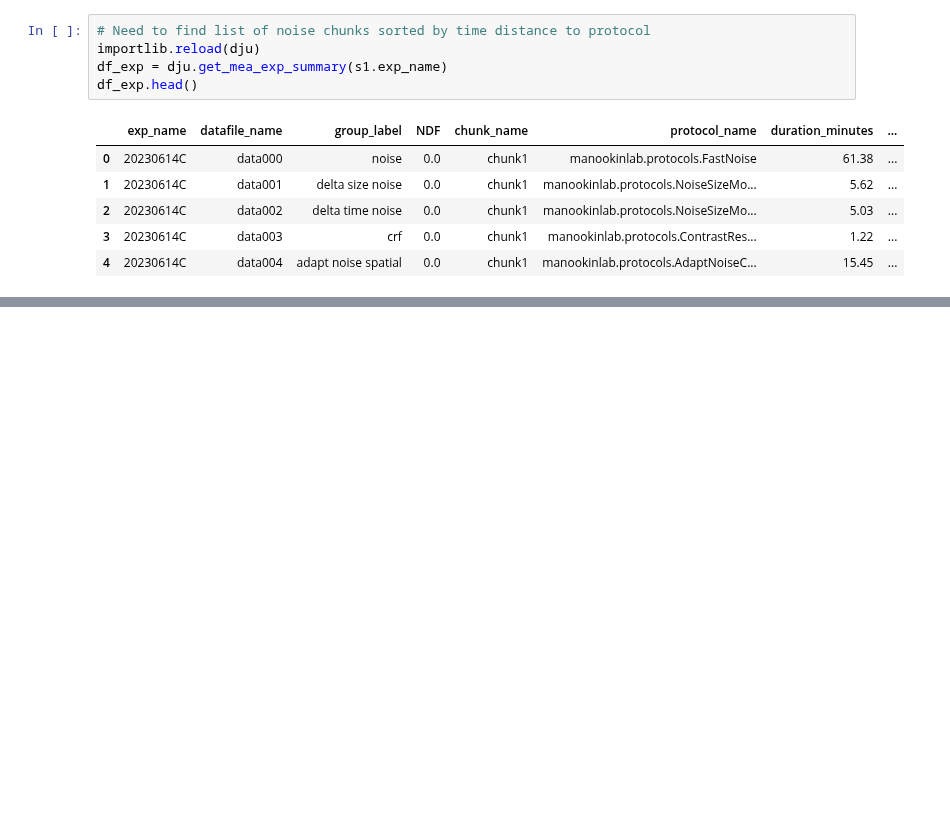
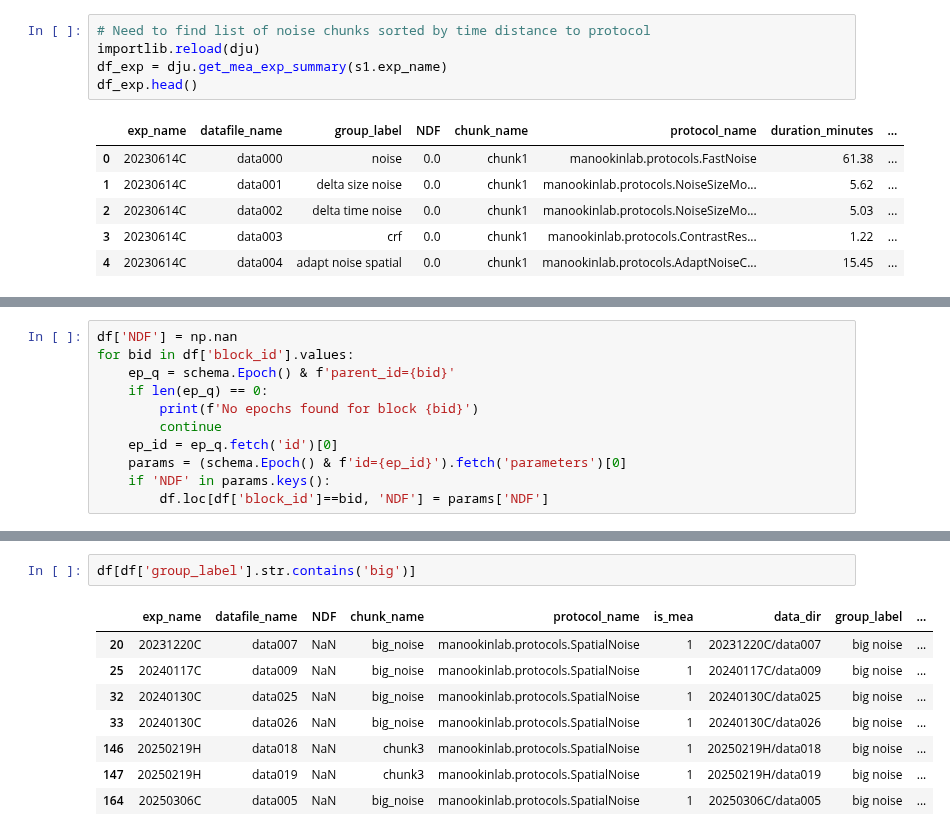
Before and after one commit to DRezeanu/retinanalysis, a Jupyter notebook: nbs/query_test.ipynb, the cells around one changed output, grey strips where cells are left out. Cells and saved outputs as stored; diff of their text form; blank space fills up the shorter version.

```diff
--- a/nbs/query_test.ipynb
+++ b/nbs/query_test.ipynb
@@ -81,0 +98,11 @@ Found 1 cell typing file(s) for chunk2
+# %%
+df['NDF'] = np.nan
+for bid in df['block_id'].values:
+    ep_q = schema.Epoch() & f'parent_id={bid}'
+    if len(ep_q) == 0:
+        print(f'No epochs found for block {bid}')
+        continue
+    ep_id = ep_q.fetch('id')[0]
+    params = (schema.Epoch() & f'id={ep_id}').fetch('parameters')[0]
+    if 'NDF' in params.keys():
+        df.loc[df['block_id']==bid, 'NDF'] = params['NDF']
@@ -81,0 +145,11 @@ Found 1 cell typing file(s) for chunk2
+# %%
+df[df['group_label'].str.contains('big')]
+# %% [output]
+|  | exp_name | datafile_name | NDF | chunk_name | protocol_name | is_mea | data_dir | group_label | ... |
+| 20 | 20231220C | data007 | NaN | big_noise | manookinlab.protocols.SpatialNoise | 1 | 20231220C/data007 | big noise | ... |
+| 25 | 20240117C | data009 | NaN | big_noise | manookinlab.protocols.SpatialNoise | 1 | 20240117C/data009 | big noise | ... |
+| 32 | 20240130C | data025 | NaN | big_noise | manookinlab.protocols.SpatialNoise | 1 | 20240130C/data025 | big noise | ... |
+| 33 | 20240130C | data026 | NaN | big_noise | manookinlab.protocols.SpatialNoise | 1 | 20240130C/data026 | big noise | ... |
+| 146 | 20250219H | data018 | NaN | chunk3 | manookinlab.protocols.SpatialNoise | 1 | 20250219H/data018 | big noise | ... |
+| 147 | 20250219H | data019 | NaN | chunk3 | manookinlab.protocols.SpatialNoise | 1 | 20250219H/data019 | big noise | ... |
+| 164 | 20250306C | data005 | NaN | big_noise | manookinlab.protocols.SpatialNoise | 1 | 20250306C/data005 | big noise | ... |
```
Also changed, not shown: parts of 5 cells of this notebook, 1 other file.
